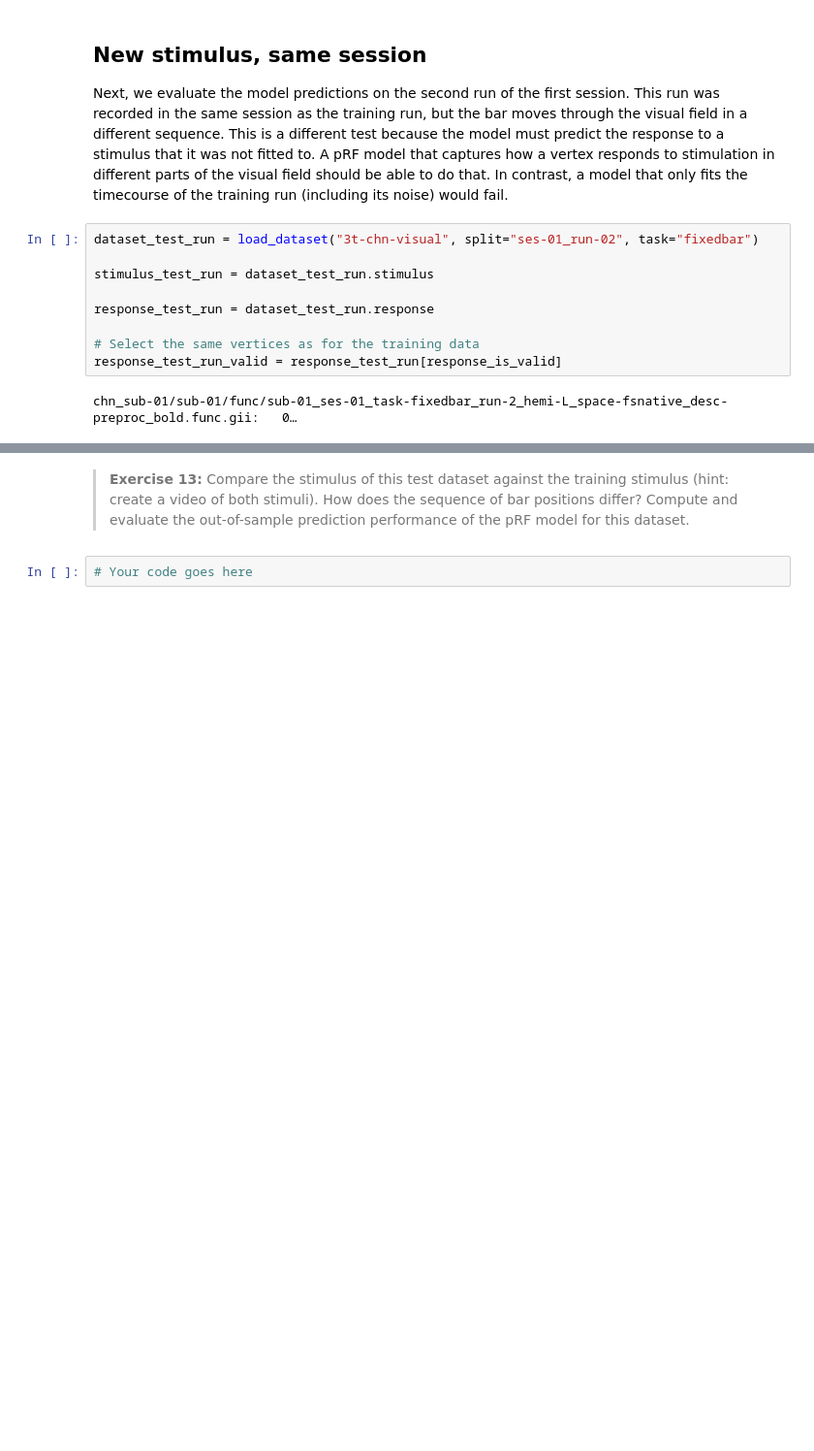
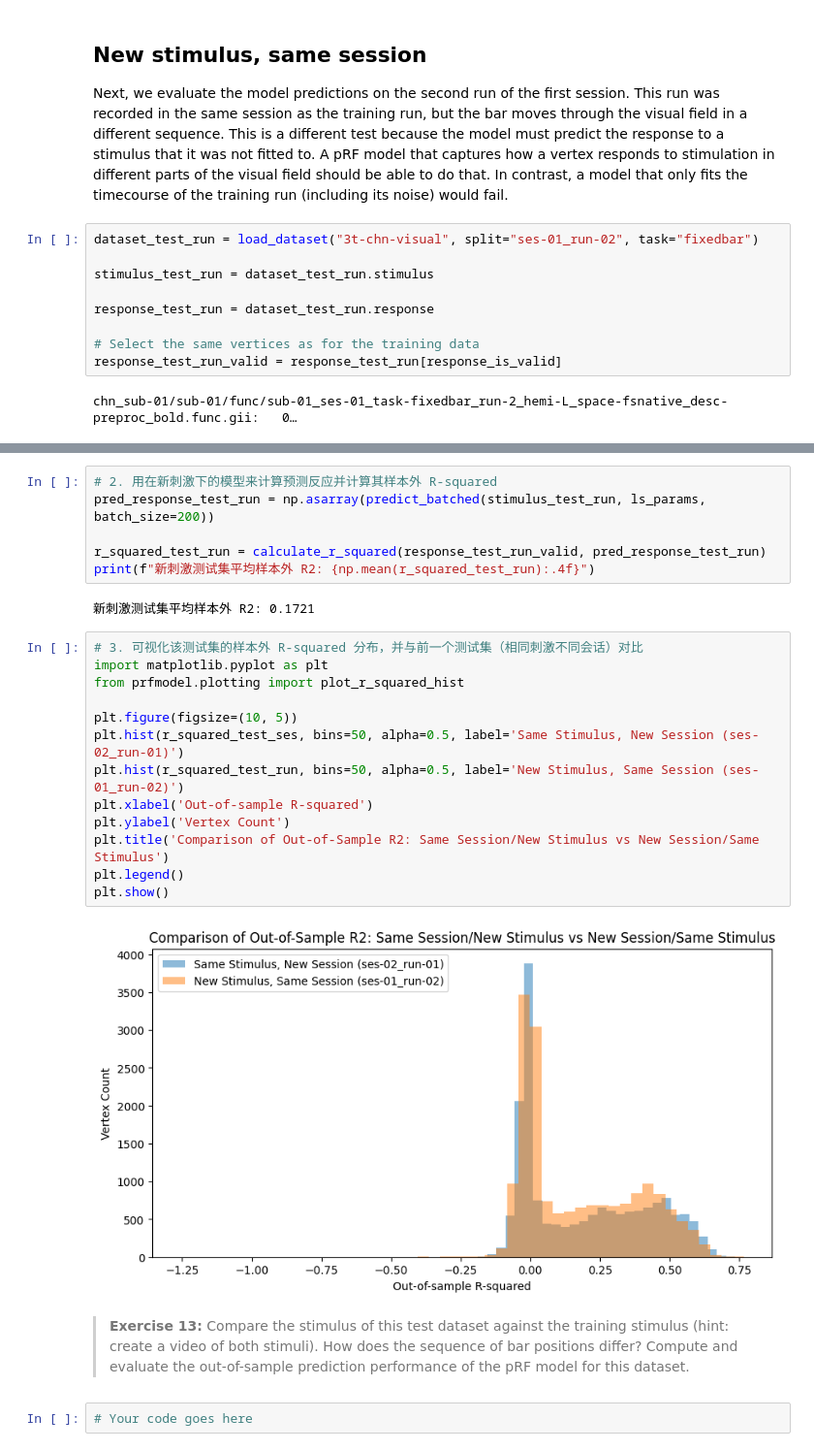
Before and after one commit to quailsir/Python, a Jupyter notebook: notebooks/workshop/02-prf-visual-fmri-cv.ipynb, the cells around one changed output, grey strips where cells are left out. Shown at 97% size. Cells and saved outputs as stored; diff of their text form; blank space fills up the shorter version.

```diff
--- a/notebooks/workshop/02-prf-visual-fmri-cv.ipynb
+++ b/notebooks/workshop/02-prf-visual-fmri-cv.ipynb
@@ -623,3 +436,26 @@ chn_sub-01/sub-01/func/sub-01_ses-01_task-fixedbar_run-2_hemi-L_space-fsnative_d
+# %%
+# 2. 用在新刺激下的模型来计算预测反应并计算其样本外 R-squared
+pred_response_test_run = np.asarray(predict_batched(stimulus_test_run, ls_params, batch_size=200))
+
+r_squared_test_run = calculate_r_squared(response_test_run_valid, pred_response_test_run)
+print(f"新刺激测试集平均样本外 R2: {np.mean(r_squared_test_run):.4f}")
+# %% [output]
+新刺激测试集平均样本外 R2: 0.1721
+# %%
+# 3. 可视化该测试集的样本外 R-squared 分布，并与前一个测试集（相同刺激不同会话）对比
+import matplotlib.pyplot as plt
+from prfmodel.plotting import plot_r_squared_hist
+
+plt.figure(figsize=(10, 5))
+plt.hist(r_squared_test_ses, bins=50, alpha=0.5, label='Same Stimulus, New Session (ses-02_run-01)')
+plt.hist(r_squared_test_run, bins=50, alpha=0.5, label='New Stimulus, Same Session (ses-01_run-02)')
+plt.xlabel('Out-of-sample R-squared')
+plt.ylabel('Vertex Count')
+plt.title('Comparison of Out-of-Sample R2: Same Session/New Stimulus vs New Session/Same Stimulus')
+plt.legend()
+plt.show()
+# %% [output]
+[figure, added]
 # %% [markdown]
 > **Exercise 13:** Compare the stimulus of this test dataset against the training stimulus (hint: create a video of both stimuli). How does the sequence of bar positions differ? Compute and evaluate the out-of-sample prediction performance of the pRF model for this dataset.
 # %%
```
Also changed, not shown: parts of 31 cells of this notebook.
